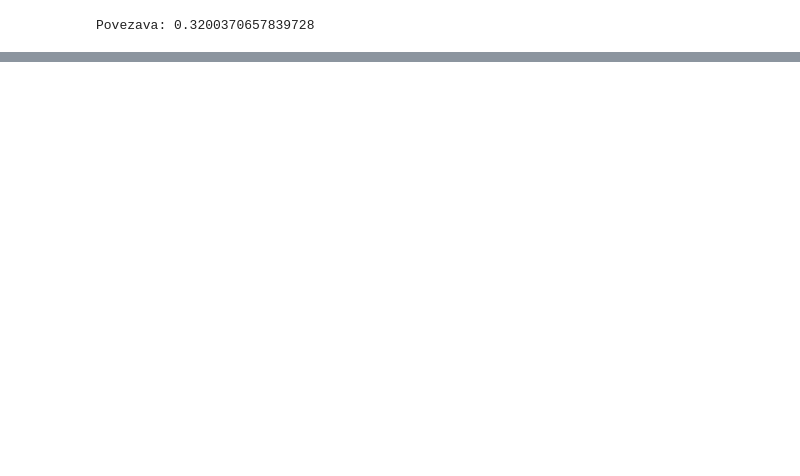
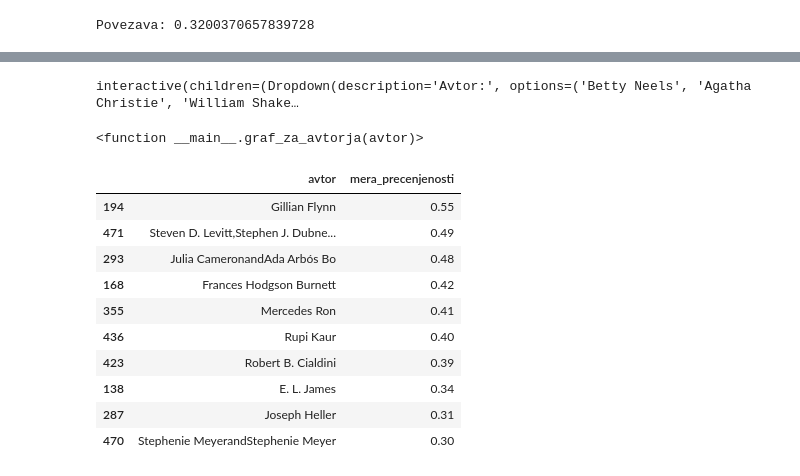
Before and after one commit to zalaplesec/Book-analysis, a Jupyter notebook: analiza.ipynb, the cells around one changed output, grey strips where cells are left out. Drawn from its saved outputs; the diff is of its cells as text; code cells hidden in the pictures; blank space fills up the shorter version.

```diff
--- a/analiza.ipynb
+++ b/analiza.ipynb
@@ -837,0 +853,47 @@ plt.show()
+# %%
+# Leto izdaje in ocena knjig avtorjev z več kot tremi ocenami
+import ipywidgets as widgets
+from ipywidgets import interact
+
+# Top 50 avtorjev po številu knjig z več kot 3 ocenami:
+knjige_3 = knjige[knjige["stevilo_ocen"] > 3]
+st_knjig_na_avtorja = knjige_3["avtor"].value_counts()
+top50_avtorjev = st_knjig_na_avtorja.head(50).index.tolist()
+
+def graf_za_avtorja(avtor):
+    podatki = knjige_3[knjige_3["avtor"] == avtor].sort_values("prva_izdaja")
+
+    plt.figure(figsize=(10, 6))
+    sns.lineplot(data=podatki, x = "prva_izdaja", y = "ocena", marker = "D")
+    plt.title(f"Ocene skozi čas avtorja {avtor}")
+    plt.xlabel("Leto izdaje")
+    plt.ylabel("Ocena")
+    plt.ylim(1, 5)
+    plt.show()
+
+interact(graf_za_avtorja, avtor=widgets.Dropdown(options=top50_avtorjev, description="Avtor:"))
+# %% [output]
+interactive(children=(Dropdown(description='Avtor:', options=('Betty Neels', 'Agatha Christie', 'William Shake…
+<function __main__.graf_za_avtorja(avtor)>
+# %%
+# Najbolj overrated avtorji in najbolj underrated avtorji
+avtorji_metrika = knjige_nonzero_wtr.groupby("avtor")["mera_precenjenosti"].mean().reset_index()
+top10_overrated_avtorjev = avtorji_metrika.sort_values("mera_precenjenosti", ascending = False).head(10)
+top10_underrated_avtorjev = avtorji_metrika.sort_values("mera_precenjenosti", ascending = True).head(10)
+
+top10_overrated_avtorjev["mera_precenjenosti"] = top10_overrated_avtorjev["mera_precenjenosti"].round(2)
+top10_underrated_avtorjev["mera_precenjenosti"] = top10_underrated_avtorjev["mera_precenjenosti"].round(2)
+# %%
+top10_overrated_avtorjev
+# %% [output]
+|  | avtor | mera_precenjenosti |
+| 194 | Gillian Flynn | 0.55 |
+| 471 | Steven D. Levitt,Stephen J. Dubne... | 0.49 |
+| 293 | Julia CameronandAda Arbós Bo | 0.48 |
+| 168 | Frances Hodgson Burnett | 0.42 |
+| 355 | Mercedes Ron | 0.41 |
+| 436 | Rupi Kaur | 0.40 |
+| 423 | Robert B. Cialdini | 0.39 |
+| 138 | E. L. James | 0.34 |
+| 287 | Joseph Heller | 0.31 |
+| 470 | Stephenie MeyerandStephenie Meyer | 0.30 |
```
Also changed, not shown: parts of 23 cells of this notebook.
